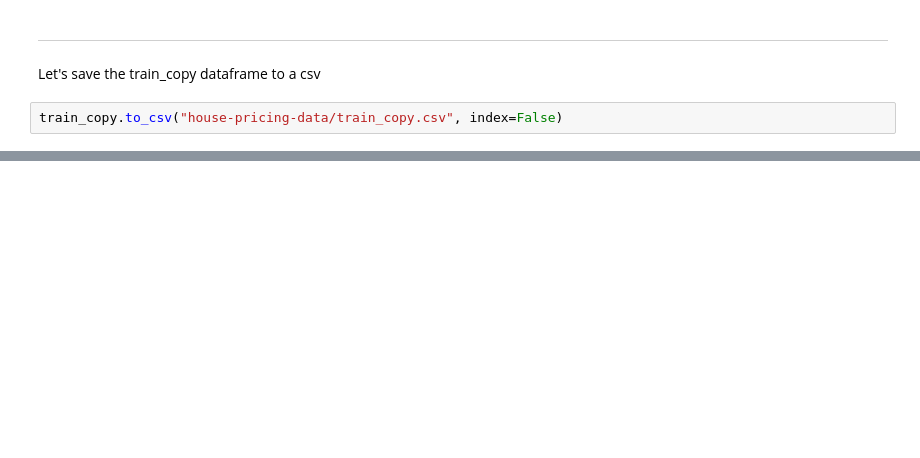
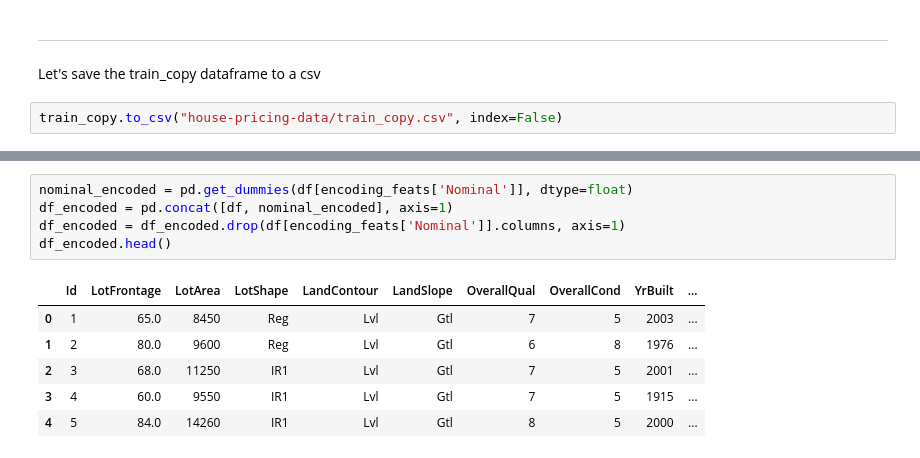
Before and after one commit to benaytms/house_prices_pred, a Jupyter notebook: main.ipynb, the cells around one changed output, grey strips where cells are left out. Cells and saved outputs as stored; diff of their text form; blank space fills up the shorter version.

```diff
--- a/main.ipynb
+++ b/main.ipynb
@@ -307,0 +320,12 @@ train_copy.to_csv("house-pricing-data/train_copy.csv", index=False)
+# %%
+nominal_encoded = pd.get_dummies(df[encoding_feats['Nominal']], dtype=float)
+df_encoded = pd.concat([df, nominal_encoded], axis=1)
+df_encoded = df_encoded.drop(df[encoding_feats['Nominal']].columns, axis=1)
+df_encoded.head()
+# %% [output]
+|  | Id | LotFrontage | LotArea | LotShape | LandContour | LandSlope | OverallQual | OverallCond | YrBuilt | ... |
+| 0 | 1 | 65.0 | 8450 | Reg | Lvl | Gtl | 7 | 5 | 2003 | ... |
+| 1 | 2 | 80.0 | 9600 | Reg | Lvl | Gtl | 6 | 8 | 1976 | ... |
+| 2 | 3 | 68.0 | 11250 | IR1 | Lvl | Gtl | 7 | 5 | 2001 | ... |
+| 3 | 4 | 60.0 | 9550 | IR1 | Lvl | Gtl | 7 | 5 | 1915 | ... |
+| 4 | 5 | 84.0 | 14260 | IR1 | Lvl | Gtl | 8 | 5 | 2000 | ... |
```
Also changed, not shown: parts of 14 cells of this notebook, 1 other file.
